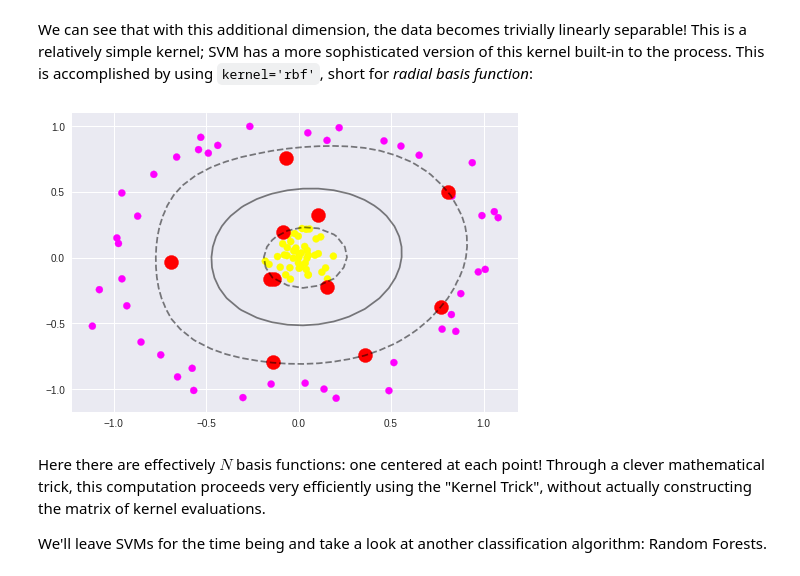
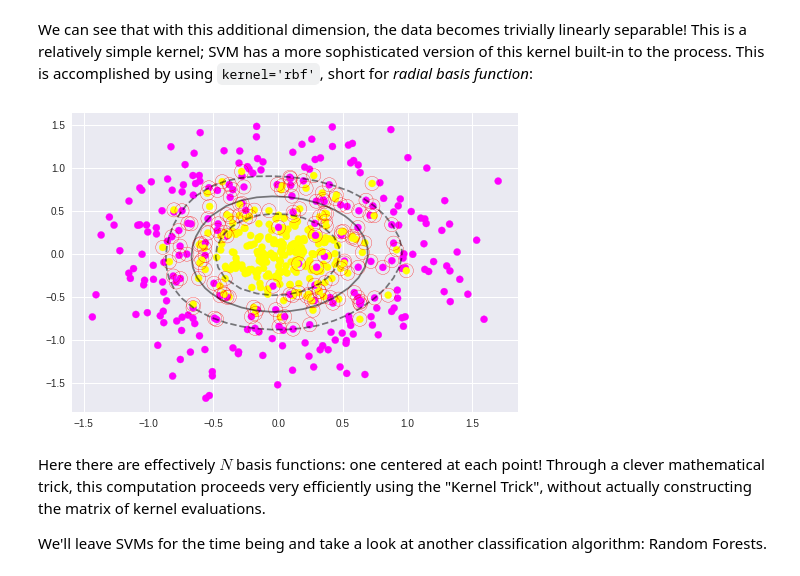
Before and after one commit to csaladenes/csaladenes.github.io, a Jupyter notebook: present/bi2/2020/ubb/az_en_jupyter2_mappam/sklearn_tutorial/03.1-Classification-SVMs.ipynb, the cells around one changed output. Cells and saved outputs as stored; diff of their text form; code cells hidden in the pictures.

```diff
--- a/present/bi2/2020/ubb/az_en_jupyter2_mappam/sklearn_tutorial/03.1-Classification-SVMs.ipynb
+++ b/present/bi2/2020/ubb/az_en_jupyter2_mappam/sklearn_tutorial/03.1-Classification-SVMs.ipynb
@@ -136,7 +136,7 @@ Where SVM gets incredibly exciting is when it is used in conjunction with *kerne
 To motivate the need for kernels, let's look at some data which is not linearly separable:
 # %%
 from sklearn.datasets import make_circles
-X, y = make_circles(100, factor=.1, noise=.1)
+X, y = make_circles(500, factor=.1, noise=.3)
 
 clf = SVC(kernel='linear').fit(X, y)
 
@@ -178,13 +178,13 @@ This is a relatively simple kernel; SVM has a more sophisticated version of this
 # %%
 clf = SVC(kernel='rbf')
 clf.fit(X, y)
 
 plt.scatter(X[:, 0], X[:, 1], c=y, s=50, cmap='spring')
 plot_svc_decision_function(clf)
 plt.scatter(clf.support_vectors_[:, 0], clf.support_vectors_[:, 1],
-            s=200, facecolors='red');
+            s=200, facecolors='none',edgecolor='red');
 # %% [output]
-[figure, old version]
+[figure, new version]
 # %% [markdown]
 Here there are effectively $N$ basis functions: one centered at each point! Through a clever mathematical trick, this computation proceeds very efficiently using the "Kernel Trick", without actually constructing the matrix of kernel evaluations.
 
```
Also changed, not shown: parts of 2 cells of this notebook, 3 other files.
